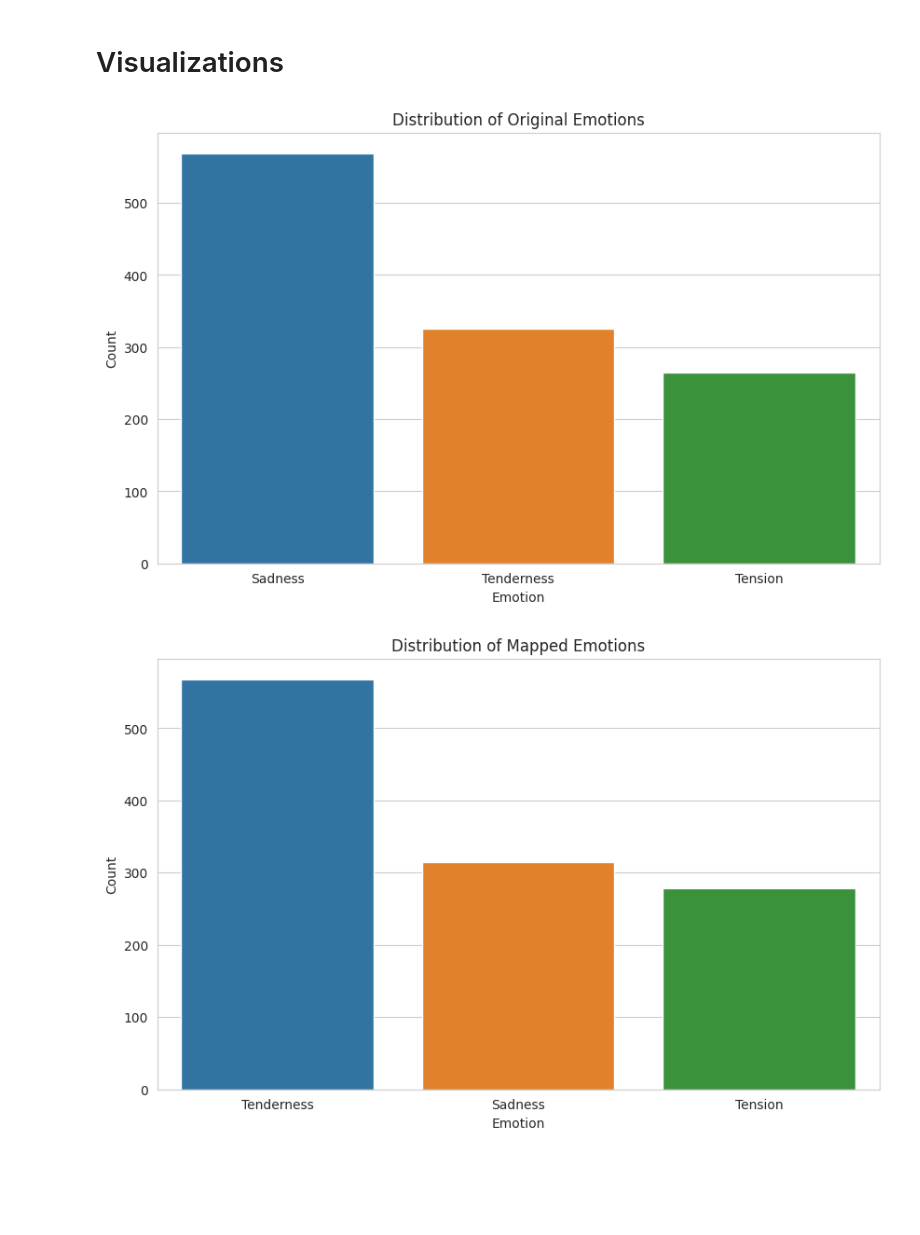
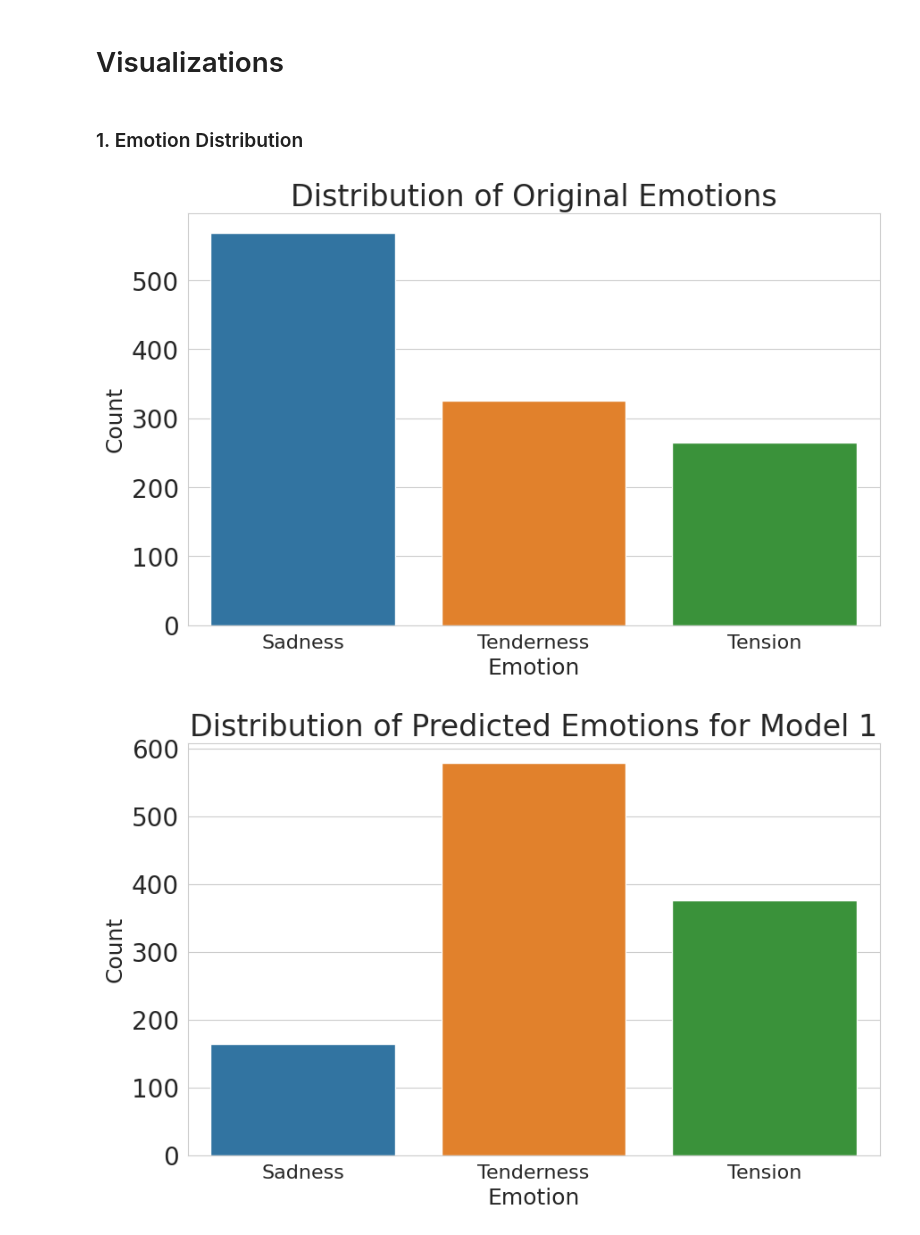
Before and after one commit to glazar01/lyric-pulse-sentiment-analysis, a Jupyter notebook: models/lyrics_analysis_all_models.ipynb, the cells around one changed output. Drawn from its saved outputs; the diff is of its cells as text; code cells hidden in the pictures; blank space fills up the shorter version.

```diff
--- a/models/lyrics_analysis_all_models.ipynb
+++ b/models/lyrics_analysis_all_models.ipynb
@@ -467,3 +458,11 @@ Model 4 : 0.4939655172413793
+# %%
+for i in range(len(models)):
+  name = 'm'+str(i+1)+'_label'
+  s_data[name] = s_mapped_predictions[i]
+# %%
+for i in range(len(models)):
+  name = 'm'+str(i+1)+'_label'
+  m_data[name] = m_mapped_predictions[i]
 # %% [markdown]
 # Visualizations
 # %%
@@ -472,23 +473,32 @@ import seaborn as sns
-# %%
-
-# Setting the style for seaborn
-sns.set_style("whitegrid")
-
-# Plot for original_emotion distribution
-plt.figure(figsize=(10, 6))
-sns.countplot(data=s_data, x='label', order=s_data['label'].value_counts().index)
-plt.title('Distribution of Original Emotions')
-plt.ylabel('Count')
-plt.xlabel('Emotion')
-plt.show()
-
-# Plot for mapped_emotion distribution
-plt.figure(figsize=(10, 6))
-sns.countplot(data=s_data, x='mapped_emotion', order=s_data['mapped_emotion'].value_counts().index)
-plt.title('Distribution of Mapped Emotions')
-plt.ylabel('Count')
-plt.xlabel('Emotion')
-plt.show()
-# %% [output]
-[figure, removed]
-[figure, removed]
+# %% [markdown]
+### 1. Emotion Distribution
+# %%
+def plot_emotion_distribution(data, model_num=0, singleLabel=True):
+  sns.set_style("whitegrid")
+  plt.figure(figsize=(10, 6))
+  title = 'Distribution of '
+
+  if singleLabel:
+    x = 'label'
+  else:
+    x = 'labels'
+
+  if model_num == 0:
+    title += 'Original Emotions'
+    sns.countplot(data=data, x=x, order=data[x].value_counts().index)
+  else:
+    title += 'Predicted Emotions for Model ' + str(model_num)
+    sns.countplot(data=data, x='m'+str(model_num)+'_label', order=data[x].value_counts().index)
+  plt.rcParams.update({'font.size': 20})
+  plt.xticks(fontsize=16)
+  plt.title(title)
+  plt.ylabel('Count', fontsize=18)
+  plt.xlabel('Emotion', fontsize=18)
+  plt.show()
+# %%
+plot_emotion_distribution(s_data,0)
+for i in range(len(models)):
+  plot_emotion_distribution(s_data,i+1)
+# %% [output]
+[figure, added]
+[figure, added]
```
Also changed, not shown: parts of 19 cells of this notebook.
